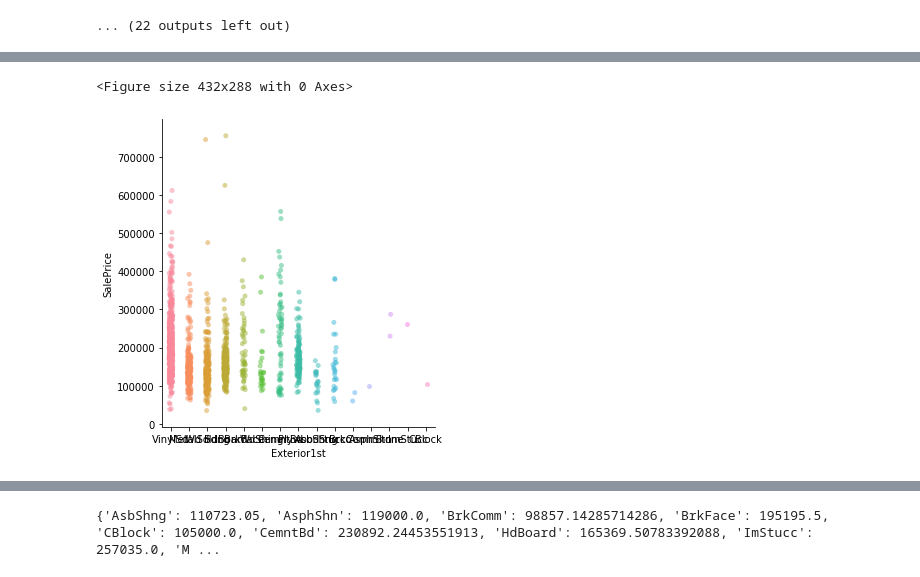
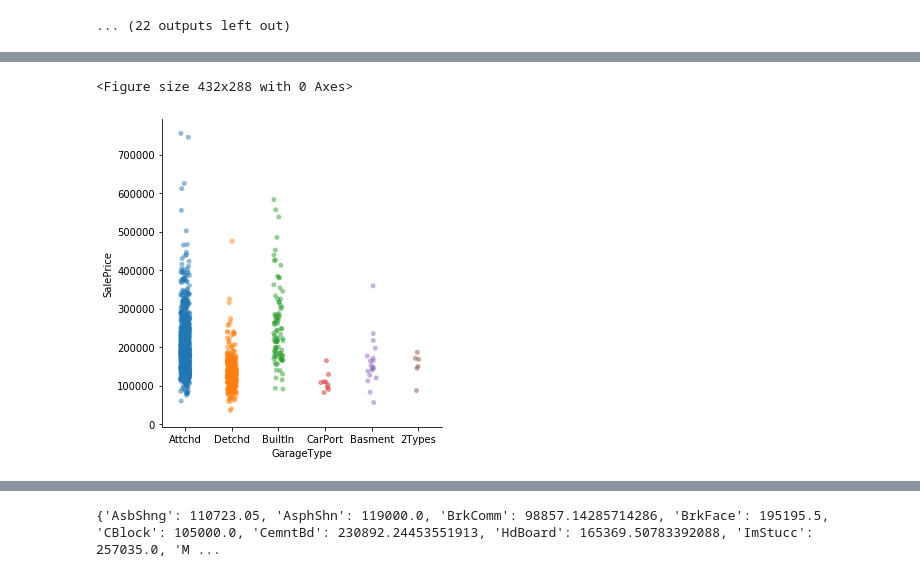
Before and after one commit to SteveScott/Ames2, a Jupyter notebook: Ames/notebooks/explore.ipynb, the cells around one changed output, grey strips where cells are left out. Saved outputs shown, nothing was run; the diff lists cells and outputs as text; code cells hidden in the pictures.

```diff
--- a/Ames/notebooks/explore.ipynb
+++ b/Ames/notebooks/explore.ipynb
@@ -227,6 +254,6 @@ for col in cat_cols:
 ... (68 outputs left out)
 # %%
-my_cat_corr_plot('Exterior1st', train_dataframe)
+my_cat_corr_plot('GarageType', train_dataframe)
 # %% [output]
 <Figure size 432x288 with 0 Axes>
-[figure, old version]
+[figure, new version]
```
Also changed, not shown: parts of 4 cells of this notebook, 2 other files.
